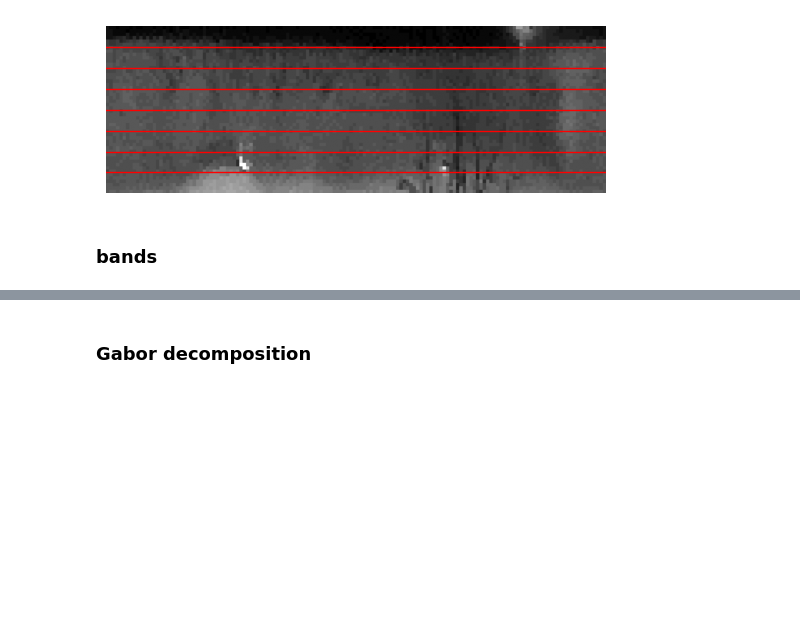
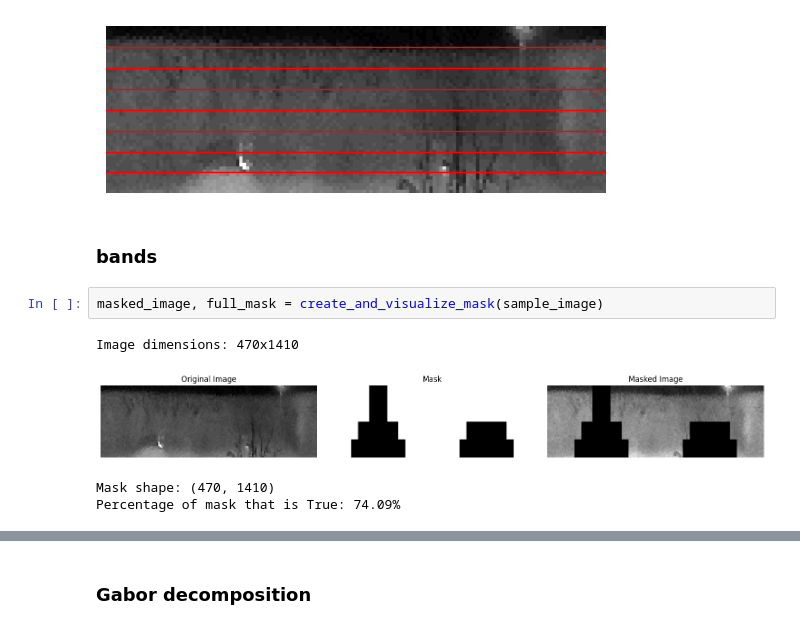
Before and after one commit to Pawlo77/Iris, a Jupyter notebook: Daugman.ipynb, the cells around one changed output, grey strips where cells are left out. Drawn from its saved outputs; the diff is of its cells as text; blank space fills up the shorter version.

```diff
--- a/Daugman.ipynb
+++ b/Daugman.ipynb
@@ -46,4 +46,11 @@ plt.show()
 [figure]
 # %% [markdown]
 ### bands
+# %%
+masked_image, full_mask = create_and_visualize_mask(sample_image)
+# %% [output]
+Image dimensions: 470x1410
+[figure, added]
+Mask shape: (470, 1410)
+Percentage of mask that is True: 74.09%
 # %%
```
Also changed, not shown: parts of 13 cells of this notebook, 1 other file.
